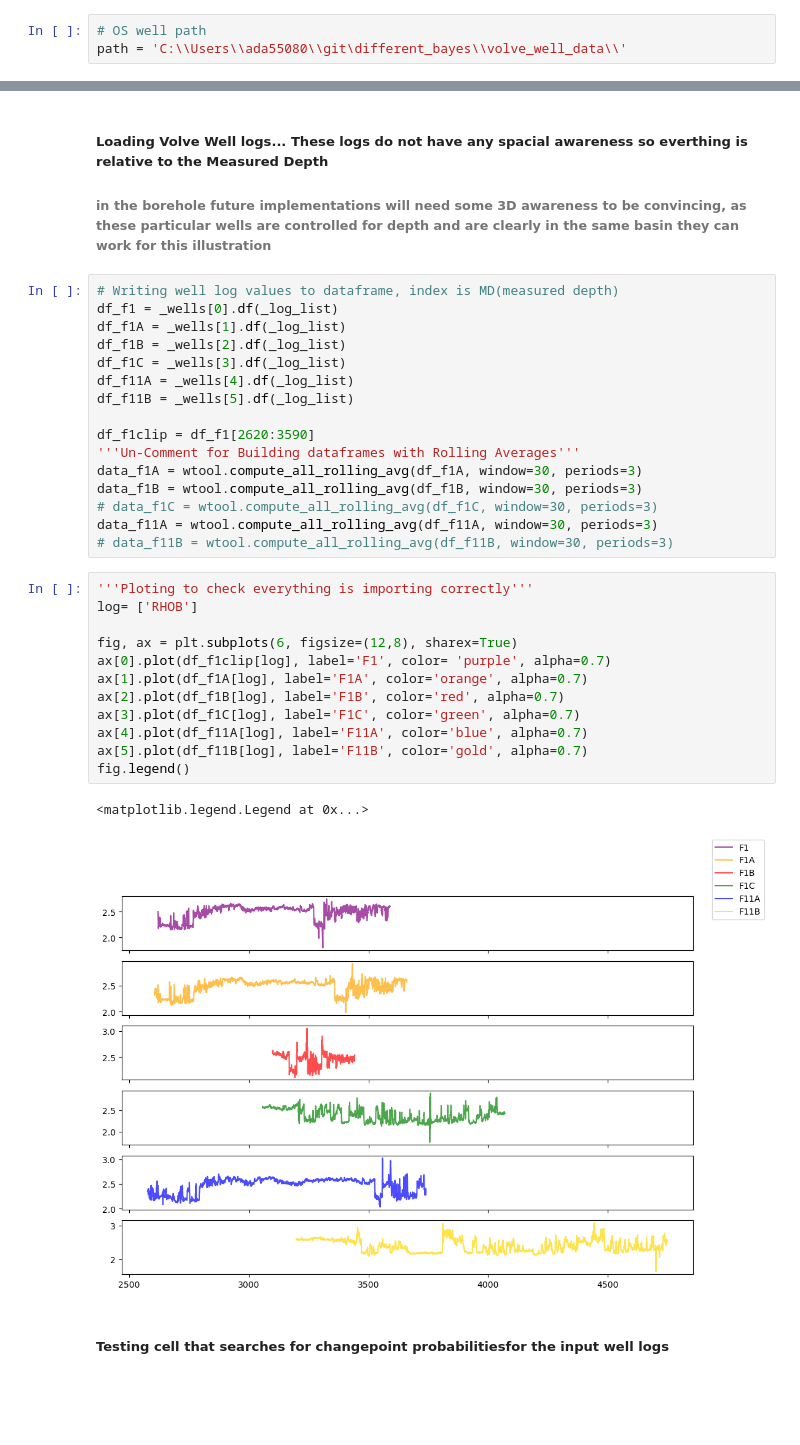
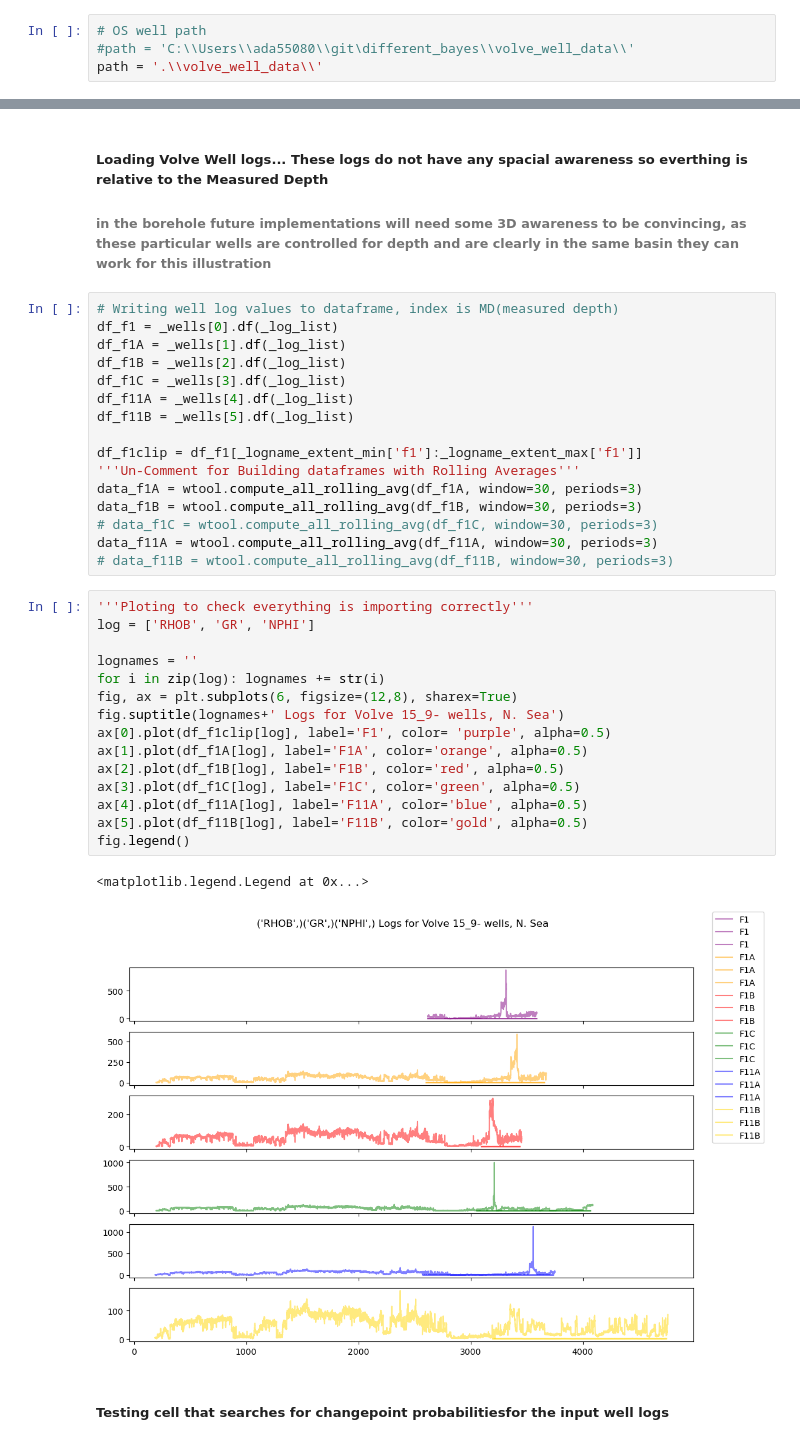
Before and after one commit to phasyn8/different_bayes, a Jupyter notebook: Demonstration_Probabilistic.ipynb, the cells around one changed output, grey strips where cells are left out. Drawn from its saved outputs; the diff is of its cells as text; blank space fills up the shorter version.

```diff
--- a/Demonstration_Probabilistic.ipynb
+++ b/Demonstration_Probabilistic.ipynb
@@ -40,7 +35,8 @@ import well_tools as wtool
 import test_func as tst
 # %%
 # OS well path
-path = 'C:\\Users\\ada55080\\git\different_bayes\\volve_well_data\\'
+#path = 'C:\\Users\\ada55080\\git\different_bayes\\volve_well_data\\'
+path = '.\\volve_well_data\\'
 # %% [markdown]
 ##### Loading Wells into memory, Volve wells 15-9: F1, F1A, F1B, F1C, F11B, F11
 # %%
@@ -128,7 +100,7 @@ df_f1C = _wells[3].df(_log_list)
 df_f11A = _wells[4].df(_log_list)
 df_f11B = _wells[5].df(_log_list)
 
-df_f1clip = df_f1[2620:3590]
+df_f1clip = df_f1[_logname_extent_min['f1']:_logname_extent_max['f1']]
 '''Un-Comment for Building dataframes with Rolling Averages'''
 data_f1A = wtool.compute_all_rolling_avg(df_f1A, window=30, periods=3)
 data_f1B = wtool.compute_all_rolling_avg(df_f1B, window=30, periods=3)
@@ -137,18 +109,21 @@ data_f11A = wtool.compute_all_rolling_avg(df_f11A, window=30, periods=3)
 # data_f11B = wtool.compute_all_rolling_avg(df_f11B, window=30, periods=3)
 # %%
 '''Ploting to check everything is importing correctly'''
-log= ['RHOB']
+log = ['RHOB', 'GR', 'NPHI']
 
+lognames = ''
+for i in zip(log): lognames += str(i)
 fig, ax = plt.subplots(6, figsize=(12,8), sharex=True)
-ax[0].plot(df_f1clip[log], label='F1', color= 'purple', alpha=0.7)
-ax[1].plot(df_f1A[log], label='F1A', color='orange', alpha=0.7)
-ax[2].plot(df_f1B[log], label='F1B', color='red', alpha=0.7)
-ax[3].plot(df_f1C[log], label='F1C', color='green', alpha=0.7)
-ax[4].plot(df_f11A[log], label='F11A', color='blue', alpha=0.7)
-ax[5].plot(df_f11B[log], label='F11B', color='gold', alpha=0.7)
+fig.suptitle(lognames+' Logs for Volve 15_9- wells, N. Sea')
+ax[0].plot(df_f1clip[log], label='F1', color= 'purple', alpha=0.5)
+ax[1].plot(df_f1A[log], label='F1A', color='orange', alpha=0.5)
+ax[2].plot(df_f1B[log], label='F1B', color='red', alpha=0.5)
+ax[3].plot(df_f1C[log], label='F1C', color='green', alpha=0.5)
+ax[4].plot(df_f11A[log], label='F11A', color='blue', alpha=0.5)
+ax[5].plot(df_f11B[log], label='F11B', color='gold', alpha=0.5)
 fig.legend()
 # %% [output]
 <matplotlib.legend.Legend at 0x...>
-[figure, old version]
+[figure, new version]
 # %% [markdown]
 ##### Testing cell that searches for changepoint probabilitiesfor the input well logs
```
Also changed, not shown: parts of 48 cells of this notebook, 6 other files.
